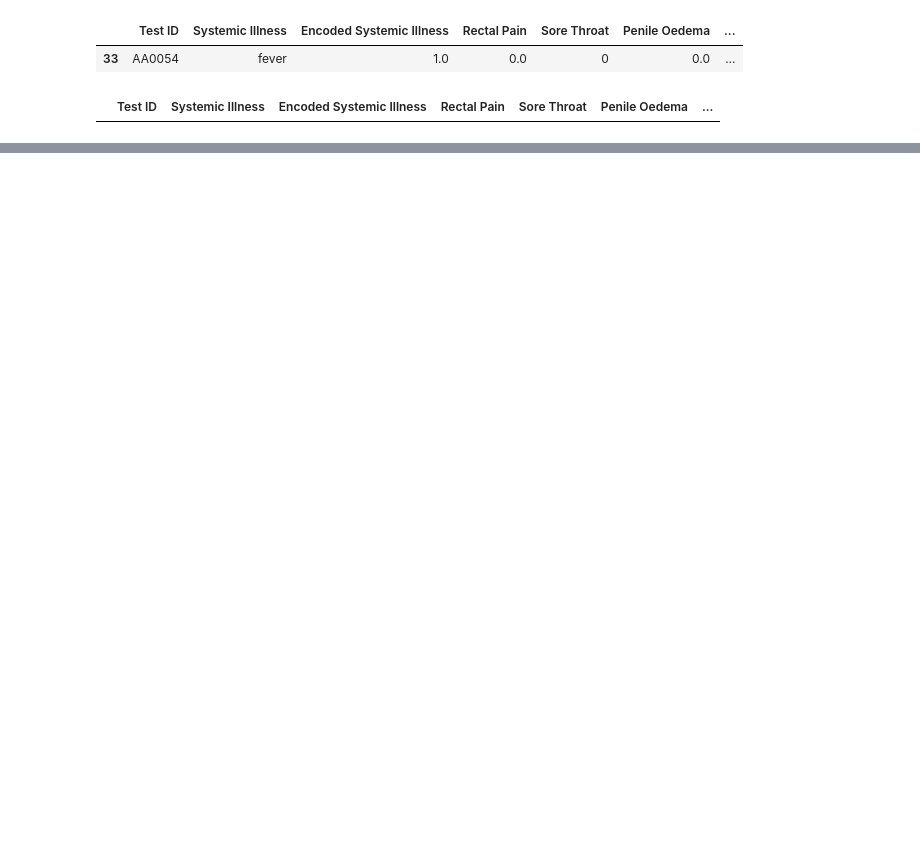
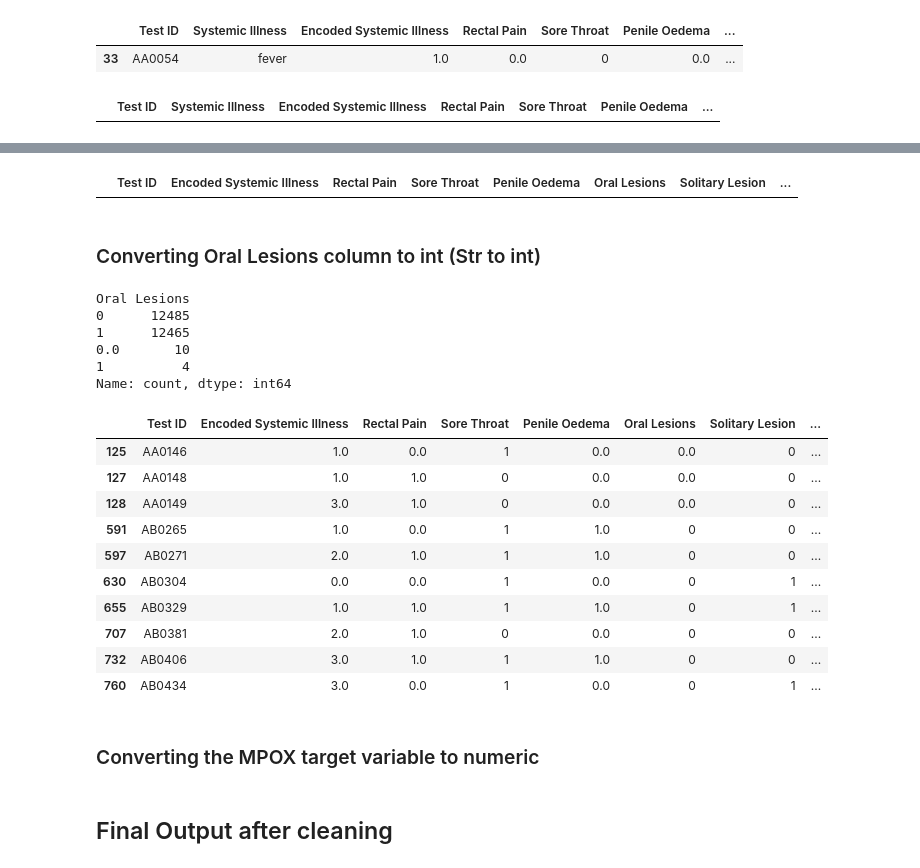
Before and after one commit to thegayankalinga/CW1, a Jupyter notebook: cw1.ipynb, the cells around one changed output, grey strips where cells are left out. Cells and saved outputs as stored; diff of their text form; code cells hidden in the pictures; blank space fills up the shorter version.

```diff
--- a/cw1.ipynb
+++ b/cw1.ipynb
@@ -82,0 +290,2 @@ data_frame_with_retained_variables[data_frame_with_retained_variables['Systemic
+# %%
+data_frame_with_retained_variables = data_frame_with_retained_variables.dropna(subset=['Age'])
@@ -82,0 +298,5 @@ data_frame_with_retained_variables[data_frame_with_retained_variables['Systemic
+# %%
+hiv_median = data_frame_with_retained_variables['HIV Infection'].median()
+mask = (data_frame_with_retained_variables['HIV Infection'].isna())
+data_frame_with_retained_variables.loc[mask, 'HIV Infection'] = hiv_median
+data_frame_with_retained_variables[data_frame_with_retained_variables['HIV Infection'].isna().values]
@@ -82,0 +339,32 @@ data_frame_with_retained_variables[data_frame_with_retained_variables['Systemic
+# %%
+sexually_transmitted_median = data_frame_with_retained_variables['Sexually Transmitted Infection'].median()
+mask = (data_frame_with_retained_variables['Sexually Transmitted Infection'].isna())
+data_frame_with_retained_variables.loc[mask, 'Sexually Transmitted Infection'] = sexually_transmitted_median
+data_frame_with_retained_variables[data_frame_with_retained_variables['Sexually Transmitted Infection'].isna().values]
+# %% [output]
+|  | Test ID | Encoded Systemic Illness | Rectal Pain | Sore Throat | Penile Oedema | Oral Lesions | Solitary Lesion | ... |
+# %% [markdown]
+### Converting Oral Lesions column to int (Str to int)
+# %%
+data_frame_with_retained_variables['Oral Lesions'].value_counts()
+# %% [output]
+Oral Lesions
+0      12485
+1      12465
+0.0       10
+1          4
+Name: count, dtype: int64
+# %%
+data_frame_with_retained_variables[data_frame_with_retained_variables['Oral Lesions']== 0.0]
+# %% [output]
+|  | Test ID | Encoded Systemic Illness | Rectal Pain | Sore Throat | Penile Oedema | Oral Lesions | Solitary Lesion | ... |
+| 125 | AA0146 | 1.0 | 0.0 | 1 | 0.0 | 0.0 | 0 | ... |
+| 127 | AA0148 | 1.0 | 1.0 | 0 | 0.0 | 0.0 | 0 | ... |
+| 128 | AA0149 | 3.0 | 1.0 | 0 | 0.0 | 0.0 | 0 | ... |
+| 591 | AB0265 | 1.0 | 0.0 | 1 | 1.0 | 0 | 0 | ... |
+| 597 | AB0271 | 2.0 | 1.0 | 1 | 1.0 | 0 | 0 | ... |
+| 630 | AB0304 | 0.0 | 0.0 | 1 | 0.0 | 0 | 1 | ... |
+| 655 | AB0329 | 1.0 | 1.0 | 1 | 1.0 | 0 | 1 | ... |
+| 707 | AB0381 | 2.0 | 1.0 | 0 | 0.0 | 0 | 0 | ... |
+| 732 | AB0406 | 3.0 | 1.0 | 1 | 1.0 | 0 | 0 | ... |
+| 760 | AB0434 | 3.0 | 0.0 | 1 | 0.0 | 0 | 1 | ... |
@@ -82,0 +373,2 @@ data_frame_with_retained_variables[data_frame_with_retained_variables['Systemic
+# %% [markdown]
+### Converting the MPOX target variable to numeric
@@ -83,3 +378,5 @@ data_frame_with_retained_variables[data_frame_with_retained_variables['Systemic
+# %% [markdown]
+## Final Output after cleaning
 # %%
 #Last check to verify if all the data issues has fixed
 data_frame_with_retained_variables.isna().sum()
```
Also changed, not shown: parts of 56 cells of this notebook.
